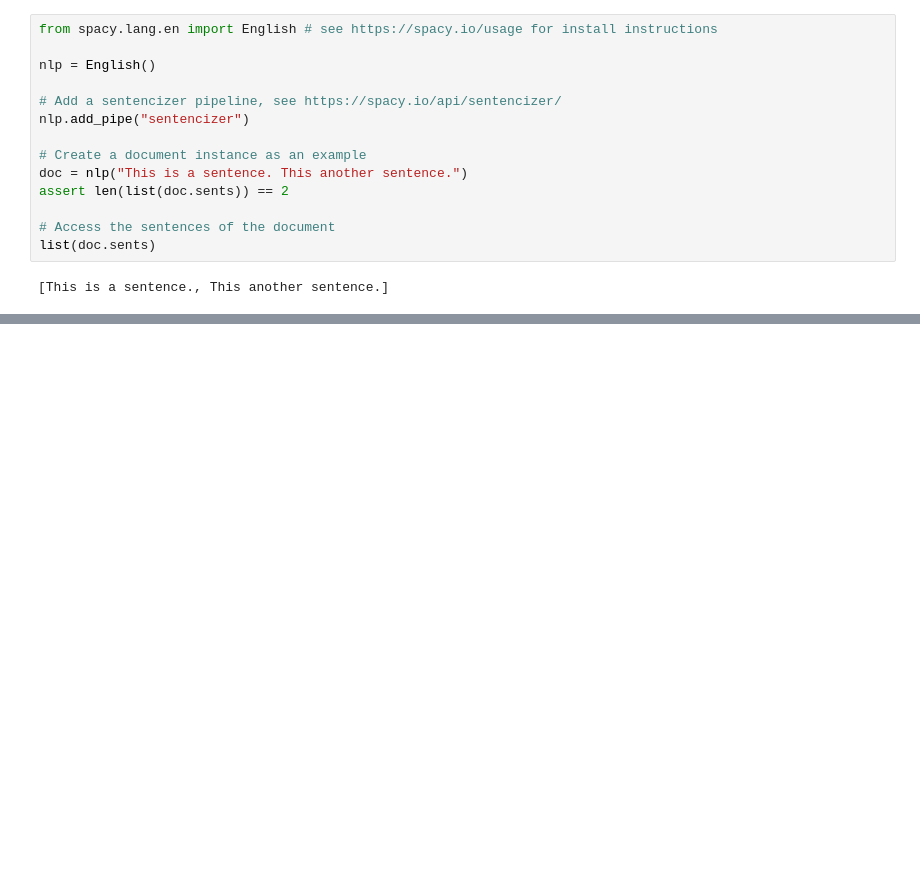
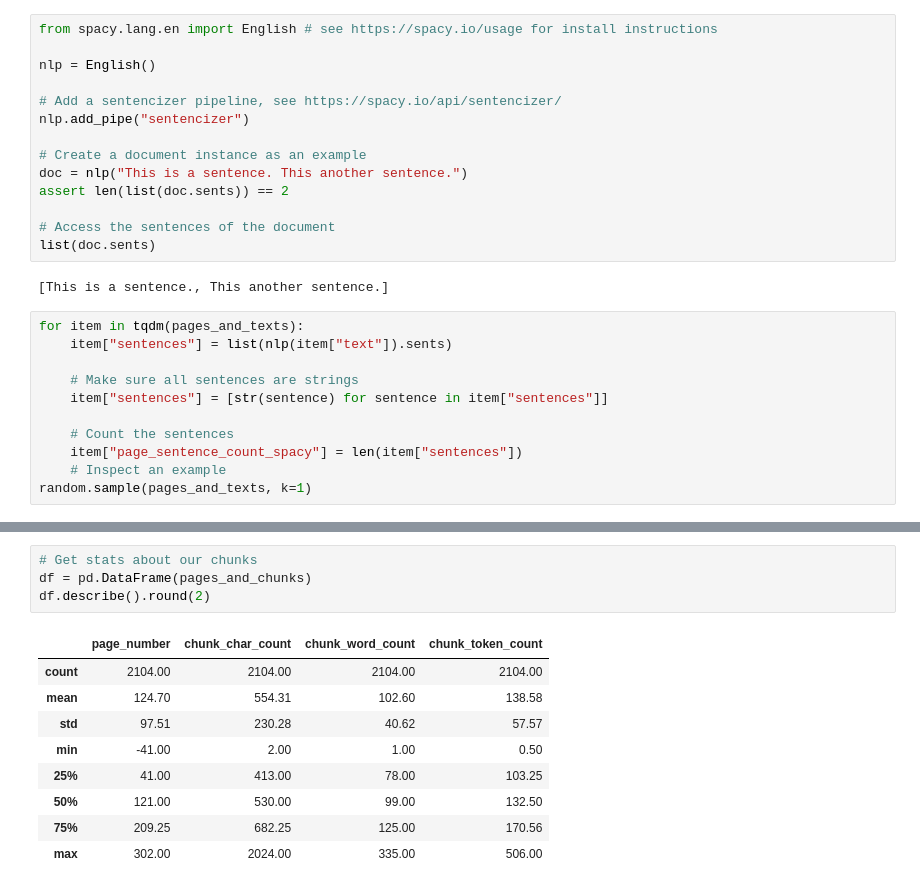
Before and after one commit to telyotarsyn/simple_llm_rag, a Jupyter notebook: Simple_RAG_petproject.ipynb, the cells around one changed output, grey strips where cells are left out. Cells and saved outputs as stored; diff of their text form; blank space fills up the shorter version.

```diff
--- a/Simple_RAG_petproject.ipynb
+++ b/Simple_RAG_petproject.ipynb
@@ -224,3 +187,14 @@ assert len(list(doc.sents)) == 2
 list(doc.sents)
 # %% [output]
 [This is a sentence., This another sentence.]
+# %%
+for item in tqdm(pages_and_texts):
+    item["sentences"] = list(nlp(item["text"]).sents)
+
+    # Make sure all sentences are strings
+    item["sentences"] = [str(sentence) for sentence in item["sentences"]]
+
+    # Count the sentences
+    item["page_sentence_count_spacy"] = len(item["sentences"])
+    # Inspect an example
+random.sample(pages_and_texts, k=1)
@@ -226,0 +320,14 @@ list(doc.sents)
+# %%
+# Get stats about our chunks
+df = pd.DataFrame(pages_and_chunks)
+df.describe().round(2)
+# %% [output]
+|  | page_number | chunk_char_count | chunk_word_count | chunk_token_count |
+| count | 2104.00 | 2104.00 | 2104.00 | 2104.00 |
+| mean | 124.70 | 554.31 | 102.60 | 138.58 |
+| std | 97.51 | 230.28 | 40.62 | 57.57 |
+| min | -41.00 | 2.00 | 1.00 | 0.50 |
+| 25% | 41.00 | 413.00 | 78.00 | 103.25 |
+| 50% | 121.00 | 530.00 | 99.00 | 132.50 |
+| 75% | 209.25 | 682.25 | 125.00 | 170.56 |
+| max | 302.00 | 2024.00 | 335.00 | 506.00 |
```
Also changed, not shown: parts of 30 cells of this notebook.
